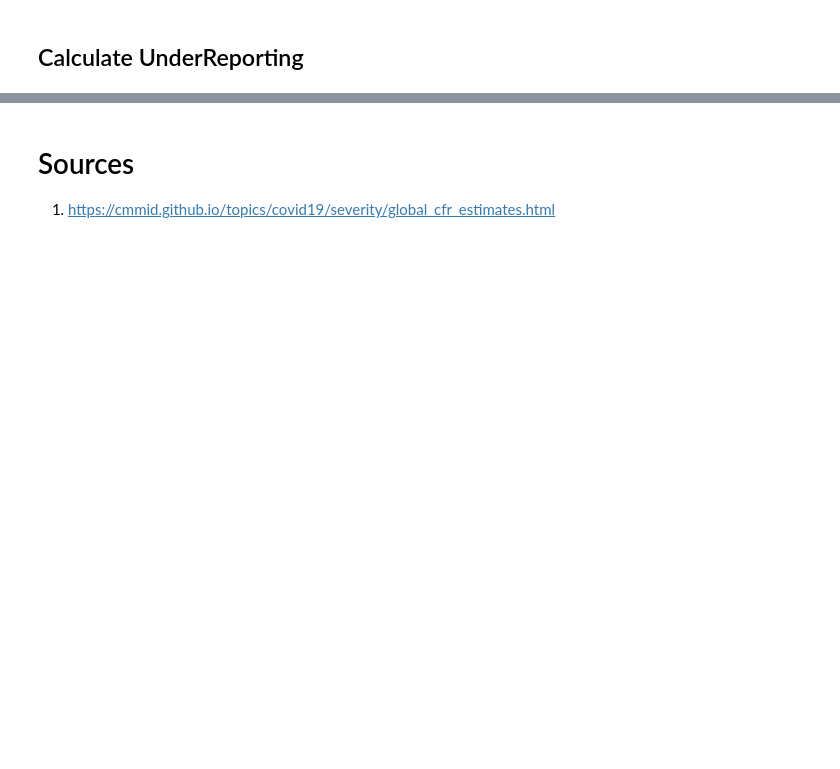
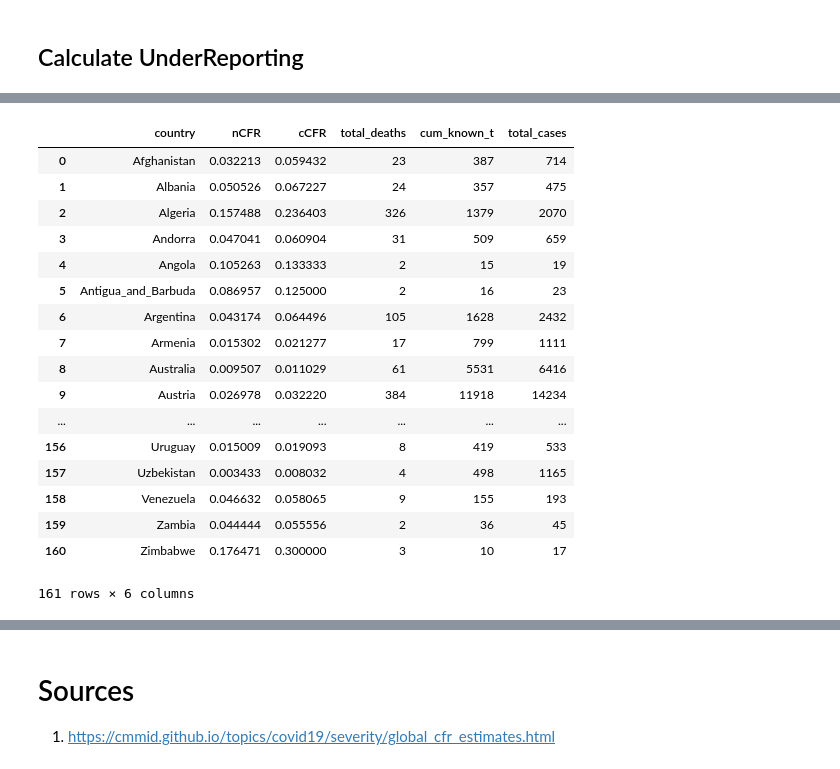
Before and after one commit to rsilveira79/CFR_calculation_python, a Jupyter notebook: notebooks/1.initial_assessment.ipynb, the cells around one changed output, grey strips where cells are left out. Cells and saved outputs as stored; diff of their text form; code cells hidden in the pictures; blank space fills up the shorter version.

```diff
--- a/notebooks/1.initial_assessment.ipynb
+++ b/notebooks/1.initial_assessment.ipynb
@@ -159,0 +130,21 @@ scale_cfr <- function(data_1_in, delay_fun){
+# %%
+def calculate_underestimate(country, delay_func):
+    df = allTogetherClean[allTogetherClean.country==country].iloc[::-1].reset_index(drop=True)
+    cumulative_known_t = 0
+    for ii in range(0,len(df)):
+        #print("ii",ii)
+        known_i = 0
+        for jj in range(0,ii+1):
+            #print("jj",jj)
+            known_jj = df['new_cases'].loc[ii-jj]*delay_func(jj)
+            known_i = known_i + known_jj
+        cumulative_known_t = cumulative_known_t + known_i
+        #print("-"*30)
+    cum_known_t = round(cumulative_known_t)
+    # naive CFR value
+    nCFR = df['new_deaths'].sum()/df['new_cases'].sum()
+    # corrected CFR estimator
+    cCFR = df['new_deaths'].sum()/cum_known_t
+    total_deaths = df['new_deaths'].sum()
+    total_cases = df['new_cases'].sum()
+    return nCFR, cCFR, total_deaths, cum_known_t, total_cases
@@ -159,0 +167,20 @@ scale_cfr <- function(data_1_in, delay_fun){
+# %%
+def return_complete_df(dataframe, delay_func):
+    all_countries = allTogetherClean['country'].unique()
+    new_df = pd.DataFrame(columns = [
+        'country','nCFR', 'cCFR', 'total_deaths', 'cum_known_t', 'total_cases'])
+    for c in tqdm_notebook(all_countries):
+        nCFR, cCFR, total_deaths, cum_known_t, total_cases = calculate_underestimate(c,delay_func)
+        new_row = {'country':c}
+        new_df = new_df.append({'country':c,
+                       'nCFR':nCFR,
+                       'cCFR': cCFR,
+                       'total_deaths': total_deaths,
+                       'cum_known_t': int(cum_known_t),
+                       'total_cases': total_cases
+                      }, ignore_index=True)
+    return new_df
+# %%
+allTogetherLow = return_complete_df(allTogetherClean, hospitalisation_to_death_truncated_low)
+allTogetherMid = return_complete_df(allTogetherClean, hospitalisation_to_death_truncated_mid)
+allTogetherHigh = return_complete_df(allTogetherClean, hospitalisation_to_death_truncated_high)
@@ -159,0 +191,21 @@ scale_cfr <- function(data_1_in, delay_fun){
+# %%
+allTogetherLow
+# %% [output]
+|  | country | nCFR | cCFR | total_deaths | cum_known_t | total_cases |
+| 0 | Afghanistan | 0.032213 | 0.059432 | 23 | 387 | 714 |
+| 1 | Albania | 0.050526 | 0.067227 | 24 | 357 | 475 |
+| 2 | Algeria | 0.157488 | 0.236403 | 326 | 1379 | 2070 |
+| 3 | Andorra | 0.047041 | 0.060904 | 31 | 509 | 659 |
+| 4 | Angola | 0.105263 | 0.133333 | 2 | 15 | 19 |
+| 5 | Antigua_and_Barbuda | 0.086957 | 0.125000 | 2 | 16 | 23 |
+| 6 | Argentina | 0.043174 | 0.064496 | 105 | 1628 | 2432 |
+| 7 | Armenia | 0.015302 | 0.021277 | 17 | 799 | 1111 |
+| 8 | Australia | 0.009507 | 0.011029 | 61 | 5531 | 6416 |
+| 9 | Austria | 0.026978 | 0.032220 | 384 | 11918 | 14234 |
+| ... | ... | ... | ... | ... | ... | ... |
+| 156 | Uruguay | 0.015009 | 0.019093 | 8 | 419 | 533 |
+| 157 | Uzbekistan | 0.003433 | 0.008032 | 4 | 498 | 1165 |
+| 158 | Venezuela | 0.046632 | 0.058065 | 9 | 155 | 193 |
+| 159 | Zambia | 0.044444 | 0.055556 | 2 | 36 | 45 |
+| 160 | Zimbabwe | 0.176471 | 0.300000 | 3 | 10 | 17 |
+161 rows × 6 columns
```
Also changed, not shown: parts of 24 cells of this notebook.
